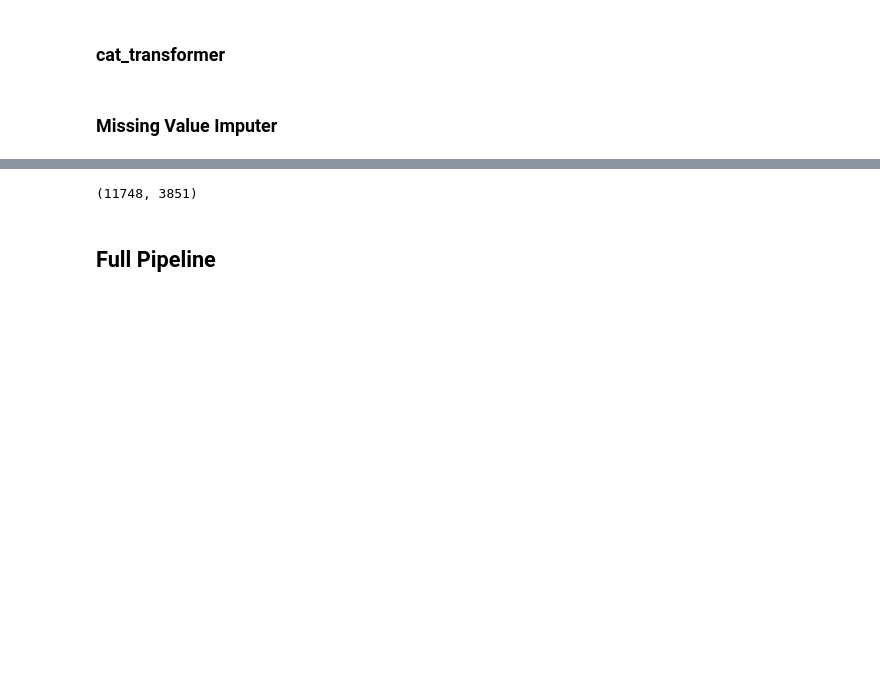
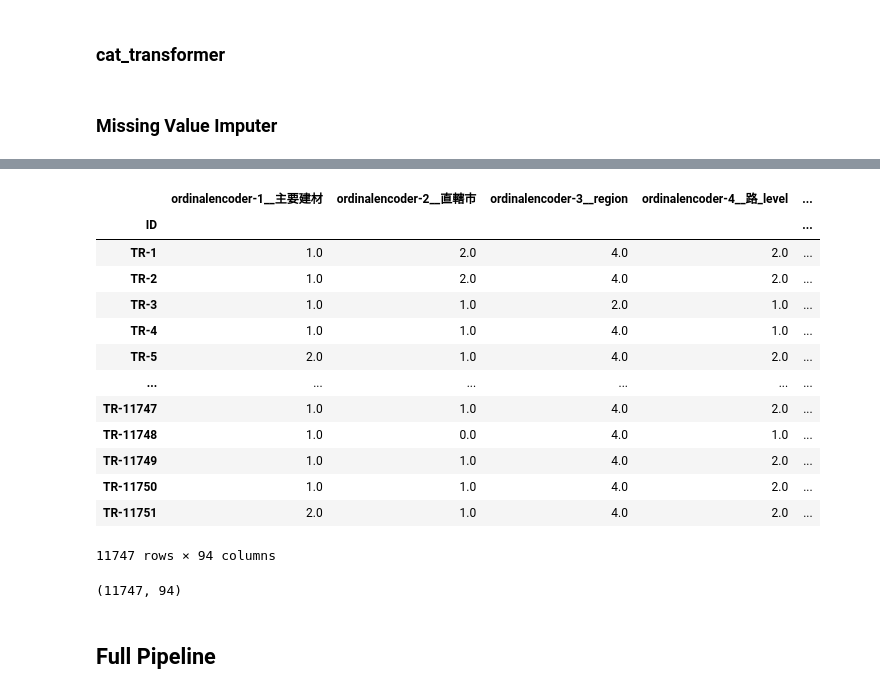
Before and after one commit to BluedreamV1B3/Taiwan-House-Price-Prediction-Competition, a Jupyter notebook: House Price Prediction Competition.ipynb, the cells around one changed output, grey strips where cells are left out. Saved outputs shown, nothing was run; the diff lists cells and outputs as text; code cells hidden in the pictures; blank space fills up the shorter version.

```diff
--- a/House Price Prediction Competition.ipynb
+++ b/House Price Prediction Competition.ipynb
@@ -1933,11 +2138,13 @@ drop_col
 
 preprocessing = ColumnTransformer(
     transformers=[
-        ("categorical", cat_transformer, cat_cols),
-        ("geo", ClusterSimilarity(n_clusters=10, gamma=1., random_state=42), ["lat", "long"]), #This is another feature generation
-        ('stationlevel_imputer', stationlevel_imputer, ["車站級別"]),
-        ('fill_zero_imputer', fill_zero_imputer, to_fill_zero_column),
-        ('grouping_imputer', grouping_imputer, grouping_input_column),
+("categorical", cat_transformer, cat_cols),
+    ("geo", ClusterSimilarity(n_clusters=9, gamma=1., random_state=42), ["lat", "long"]), #This is another feature generation
+('stationlevel_imputer', stationlevel_imputer, ["車站級別"]),
+('fill_zero_imputer', fill_zero_imputer, to_fill_zero_column),
+###('grouping_imputer', grouping_imputer, grouping_input_column),
+        #('standard_scaler', standard_scaler, all_num_cols)
     ],
-      remainder="passthrough")
-preprocessing
+    verbose_feature_names_out=False,
+    remainder="passthrough")
+#
@@ -1961,0 +2151,2 @@ ColumnTransformer(remainder='passthrough',
+# %%
+preprocessing.set_output(transform='pandas')
@@ -1962,10 +2171,32 @@ ColumnTransformer(remainder='passthrough',
 # %%
-preprocessed = preprocessing.fit_transform(X_train_copy)
+preprocessed_train = preprocessing.fit_transform(X_train_copy)
 #preprocessed.shape
+# %%
+data_train_preprocessed = pd.DataFrame(
+    preprocessed_train,
+    columns=preprocessing.get_feature_names_out()
+)
+# %%
+data_train_preprocessed
+# %% [output]
+|  | ordinalencoder-1__主要建材 | ordinalencoder-2__直轄市 | ordinalencoder-3__region | ordinalencoder-4__路_level | ... |
+| ID |  |  |  |  | ... |
+| TR-1 | 1.0 | 2.0 | 4.0 | 2.0 | ... |
+| TR-2 | 1.0 | 2.0 | 4.0 | 2.0 | ... |
+| TR-3 | 1.0 | 1.0 | 2.0 | 1.0 | ... |
+| TR-4 | 1.0 | 1.0 | 4.0 | 1.0 | ... |
+| TR-5 | 2.0 | 1.0 | 4.0 | 2.0 | ... |
+| ... | ... | ... | ... | ... | ... |
+| TR-11747 | 1.0 | 1.0 | 4.0 | 2.0 | ... |
+| TR-11748 | 1.0 | 0.0 | 4.0 | 1.0 | ... |
+| TR-11749 | 1.0 | 1.0 | 4.0 | 2.0 | ... |
+| TR-11750 | 1.0 | 1.0 | 4.0 | 2.0 | ... |
+| TR-11751 | 2.0 | 1.0 | 4.0 | 2.0 | ... |
+11747 rows × 94 columns
 # %%
-preprocessed.shape
+data_train_preprocessed.shape
 # %% [output]
-(11748, 3851)
+(11747, 94)
 # %% [markdown]
 ## Full Pipeline
 # %%
```
Also changed, not shown: parts of 201 cells of this notebook, 1 other file.
